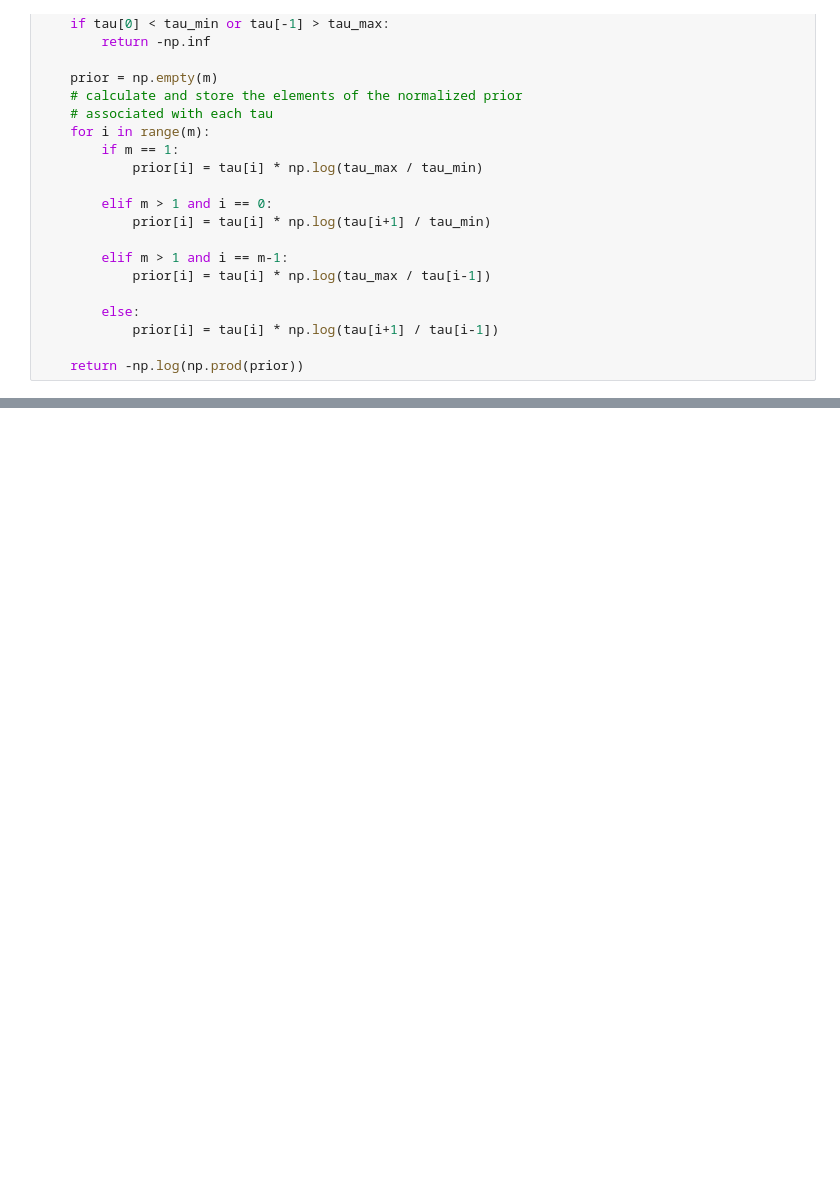
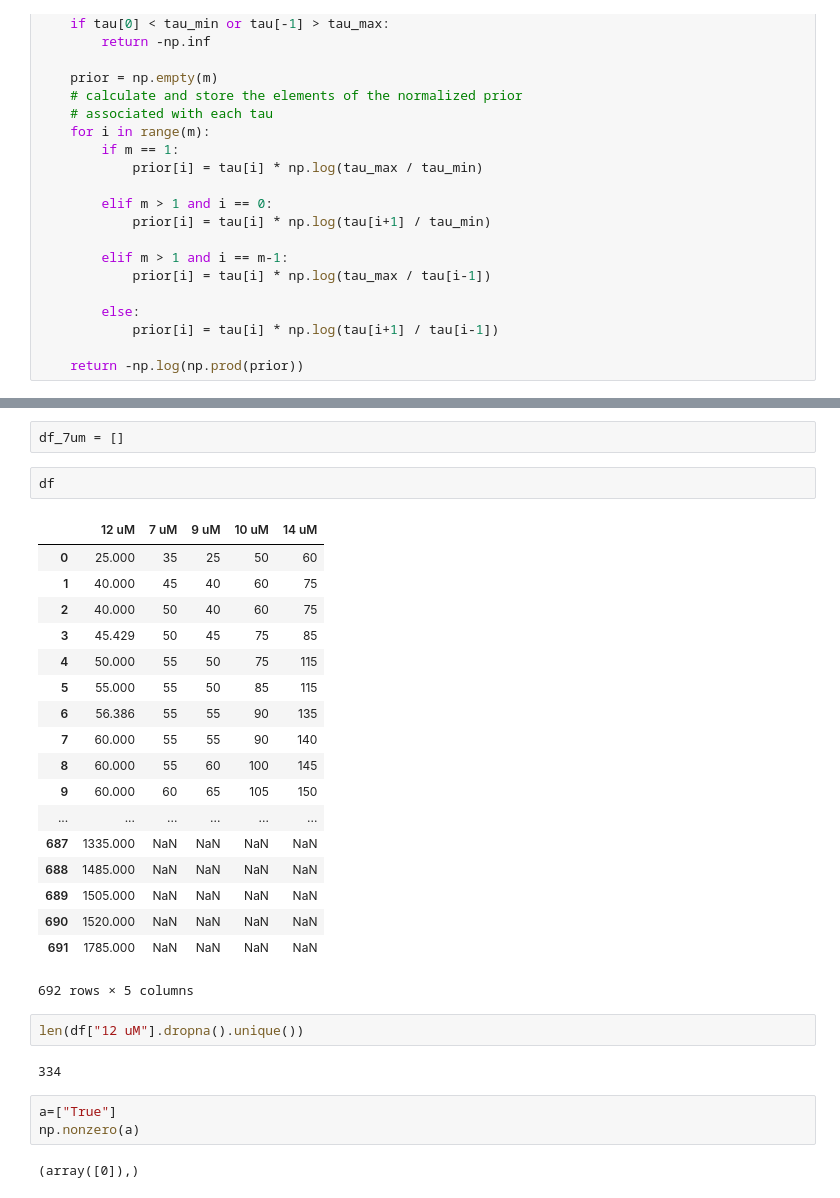
Before and after one commit to shashank-gandhi/DataAnalysisHomeworkRepository, a Jupyter notebook: Homework6/group3_hw6_prob1-part-c-works-SG_optMAP.ipynb, the cells around one changed output, grey strips where cells are left out. Drawn from its saved outputs; the diff is of its cells as text; blank space fills up the shorter version.

```diff
--- a/Homework6/group3_hw6_prob1-part-c-works-SG_optMAP.ipynb
+++ b/Homework6/group3_hw6_prob1-part-c-works-SG_optMAP.ipynb
@@ -450,0 +457,32 @@ array([ 108.6653236 ,  113.55940868,  159.54600111])
+# %%
+df_7um = []
+# %%
+df
+# %% [output]
+|  | 12 uM | 7 uM | 9 uM | 10 uM | 14 uM |
+| 0 | 25.000 | 35 | 25 | 50 | 60 |
+| 1 | 40.000 | 45 | 40 | 60 | 75 |
+| 2 | 40.000 | 50 | 40 | 60 | 75 |
+| 3 | 45.429 | 50 | 45 | 75 | 85 |
+| 4 | 50.000 | 55 | 50 | 75 | 115 |
+| 5 | 55.000 | 55 | 50 | 85 | 115 |
+| 6 | 56.386 | 55 | 55 | 90 | 135 |
+| 7 | 60.000 | 55 | 55 | 90 | 140 |
+| 8 | 60.000 | 55 | 60 | 100 | 145 |
+| 9 | 60.000 | 60 | 65 | 105 | 150 |
+| ... | ... | ... | ... | ... | ... |
+| 687 | 1335.000 | NaN | NaN | NaN | NaN |
+| 688 | 1485.000 | NaN | NaN | NaN | NaN |
+| 689 | 1505.000 | NaN | NaN | NaN | NaN |
+| 690 | 1520.000 | NaN | NaN | NaN | NaN |
+| 691 | 1785.000 | NaN | NaN | NaN | NaN |
+692 rows × 5 columns
+# %%
+len(df["12 uM"].dropna().unique())
+# %% [output]
+334
+# %%
+a=["True"]
+np.nonzero(a)
+# %% [output]
+(array([0]),)
```
Also changed, not shown: parts of 2 cells of this notebook.
